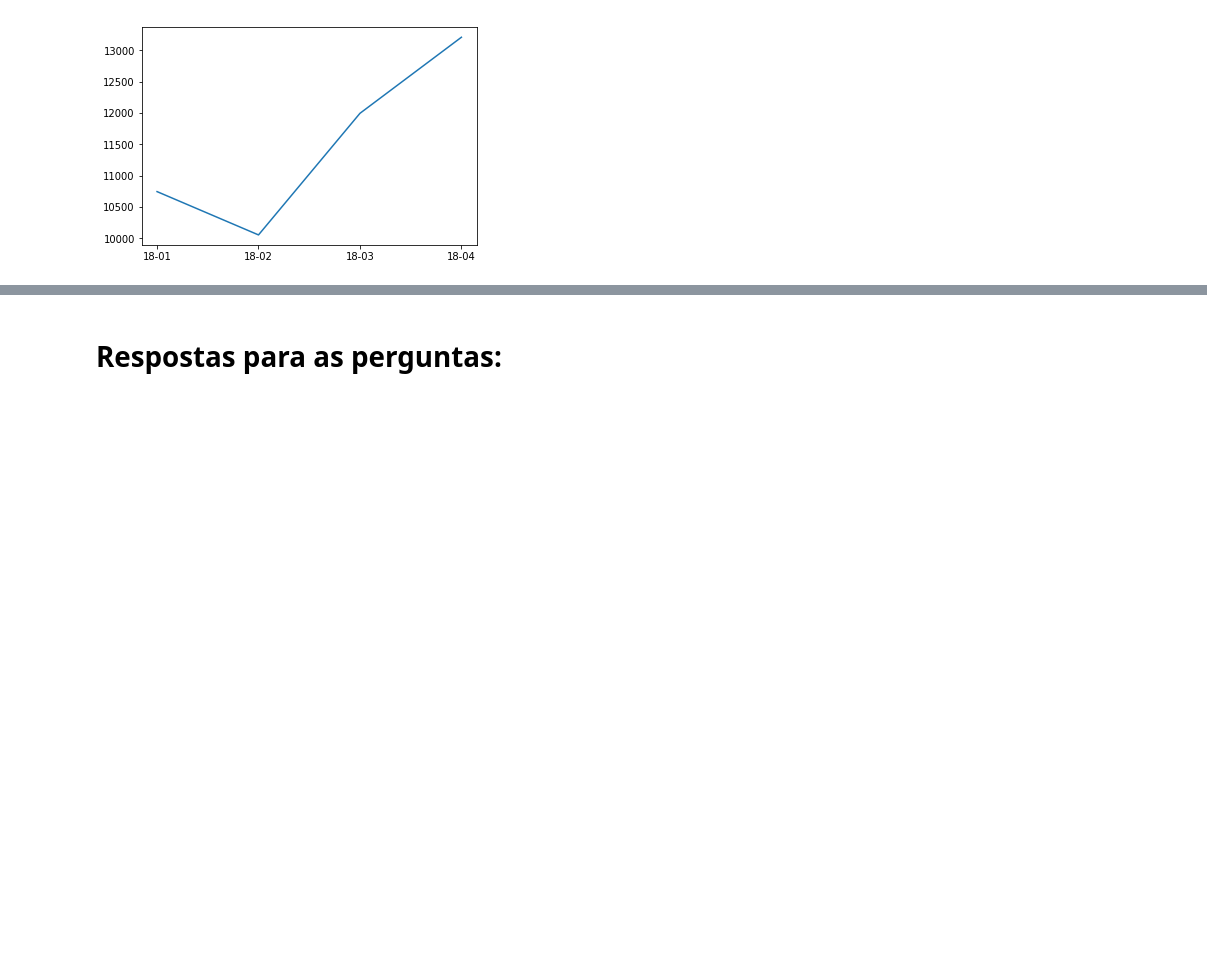
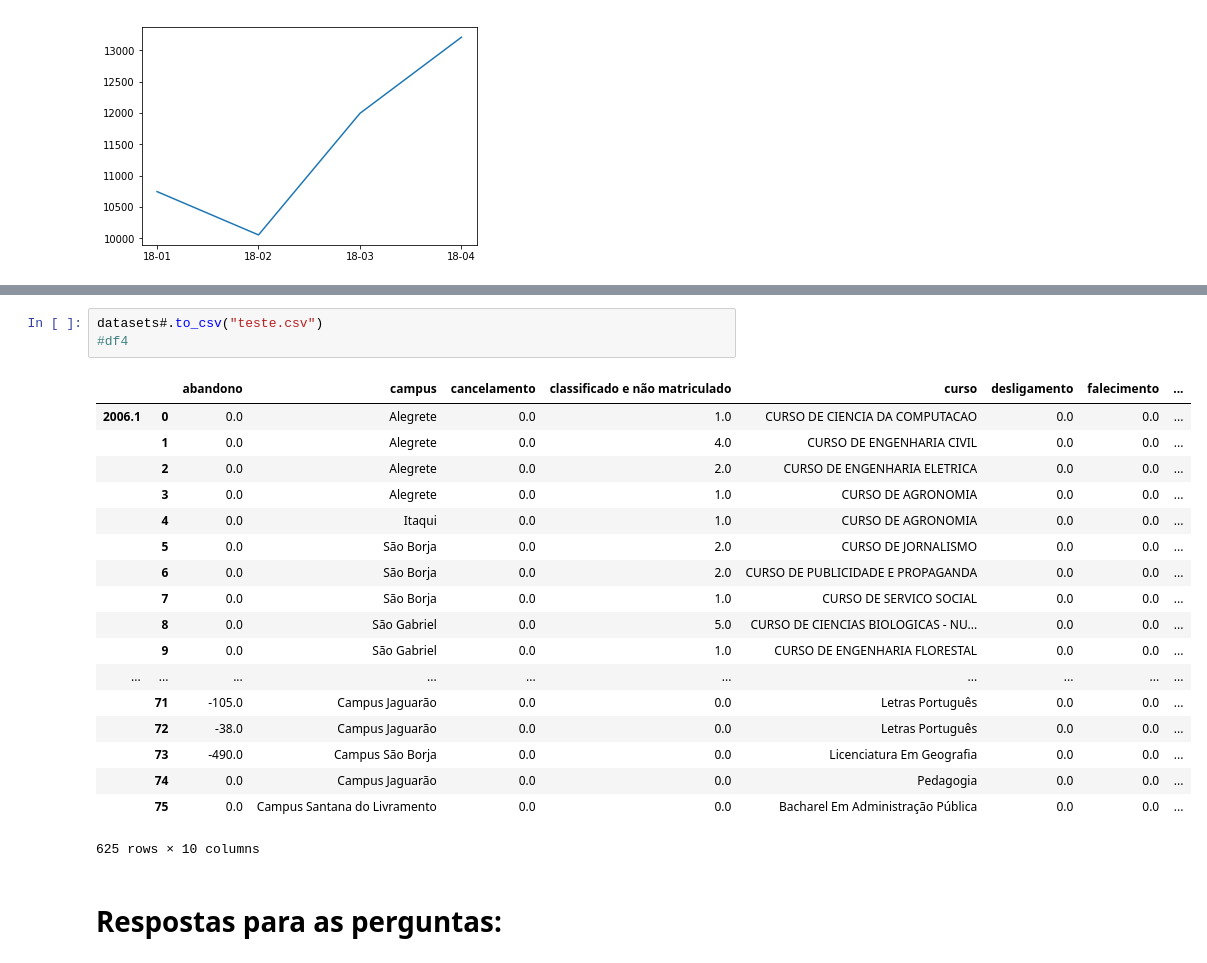
Before and after one commit to wesferr/AnaliseDeEvasaoUnipampa, a Jupyter notebook: TrabalhoIndex.ipynb, the cells around one changed output, grey strips where cells are left out. Drawn from its saved outputs; the diff is of its cells as text; blank space fills up the shorter version.

```diff
--- a/TrabalhoIndex.ipynb
+++ b/TrabalhoIndex.ipynb
@@ -503,3 +525,25 @@ plot(df18final.sum()[5:])
+# %%
+datasets#.to_csv("teste.csv")
+#df4
+# %% [output]
+|  |  | abandono | campus | cancelamento | classificado e não matriculado | curso | desligamento | falecimento | ... |
+| 2006.1 | 0 | 0.0 | Alegrete | 0.0 | 1.0 | CURSO DE CIENCIA DA COMPUTACAO | 0.0 | 0.0 | ... |
+|  | 1 | 0.0 | Alegrete | 0.0 | 4.0 | CURSO DE ENGENHARIA CIVIL | 0.0 | 0.0 | ... |
+|  | 2 | 0.0 | Alegrete | 0.0 | 2.0 | CURSO DE ENGENHARIA ELETRICA | 0.0 | 0.0 | ... |
+|  | 3 | 0.0 | Alegrete | 0.0 | 1.0 | CURSO DE AGRONOMIA | 0.0 | 0.0 | ... |
+|  | 4 | 0.0 | Itaqui | 0.0 | 1.0 | CURSO DE AGRONOMIA | 0.0 | 0.0 | ... |
+|  | 5 | 0.0 | São Borja | 0.0 | 2.0 | CURSO DE JORNALISMO | 0.0 | 0.0 | ... |
+|  | 6 | 0.0 | São Borja | 0.0 | 2.0 | CURSO DE PUBLICIDADE E PROPAGANDA | 0.0 | 0.0 | ... |
+|  | 7 | 0.0 | São Borja | 0.0 | 1.0 | CURSO DE SERVICO SOCIAL | 0.0 | 0.0 | ... |
+|  | 8 | 0.0 | São Gabriel | 0.0 | 5.0 | CURSO DE CIENCIAS BIOLOGICAS - NU... | 0.0 | 0.0 | ... |
+|  | 9 | 0.0 | São Gabriel | 0.0 | 1.0 | CURSO DE ENGENHARIA FLORESTAL | 0.0 | 0.0 | ... |
+| ... | ... | ... | ... | ... | ... | ... | ... | ... | ... |
+|  | 71 | -105.0 | Campus Jaguarão | 0.0 | 0.0 | Letras Português | 0.0 | 0.0 | ... |
+|  | 72 | -38.0 | Campus Jaguarão | 0.0 | 0.0 | Letras Português | 0.0 | 0.0 | ... |
+|  | 73 | -490.0 | Campus São Borja | 0.0 | 0.0 | Licenciatura Em Geografia | 0.0 | 0.0 | ... |
+|  | 74 | 0.0 | Campus Jaguarão | 0.0 | 0.0 | Pedagogia | 0.0 | 0.0 | ... |
+|  | 75 | 0.0 | Campus Santana do Livramento | 0.0 | 0.0 | Bacharel Em Administração Pública | 0.0 | 0.0 | ... |
+625 rows × 10 columns
 # %% [markdown]
 # Respostas para as perguntas:
 # %% [markdown]
```
Also changed, not shown: parts of 16 cells of this notebook.
